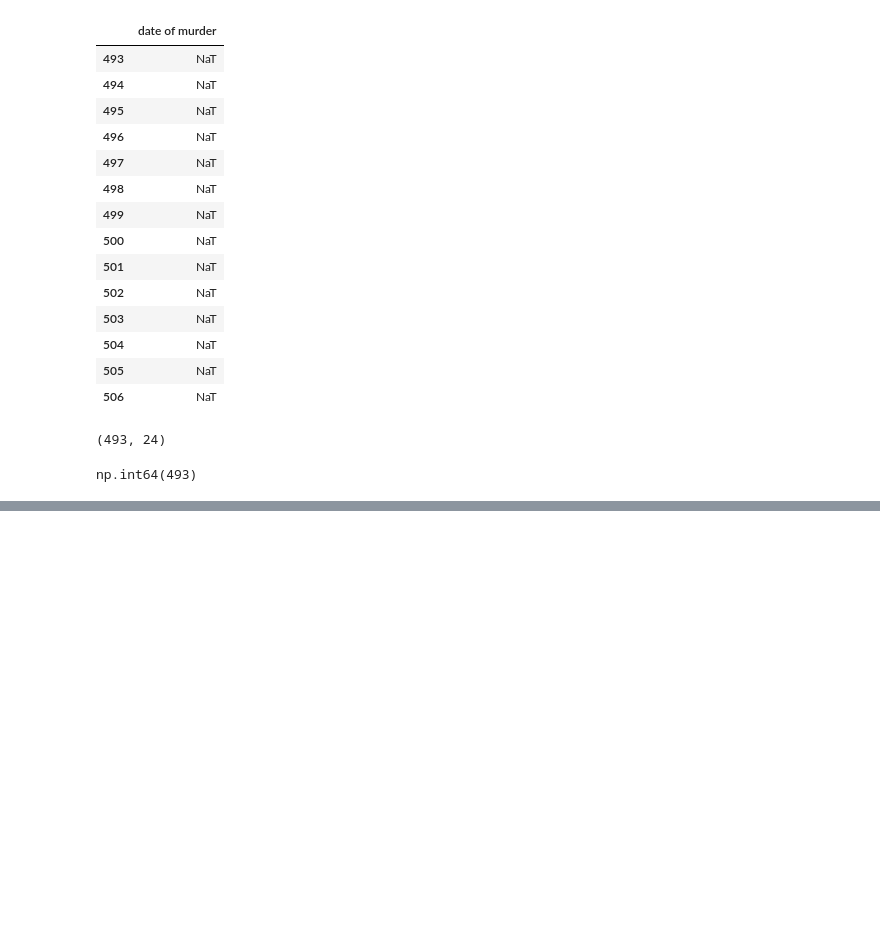
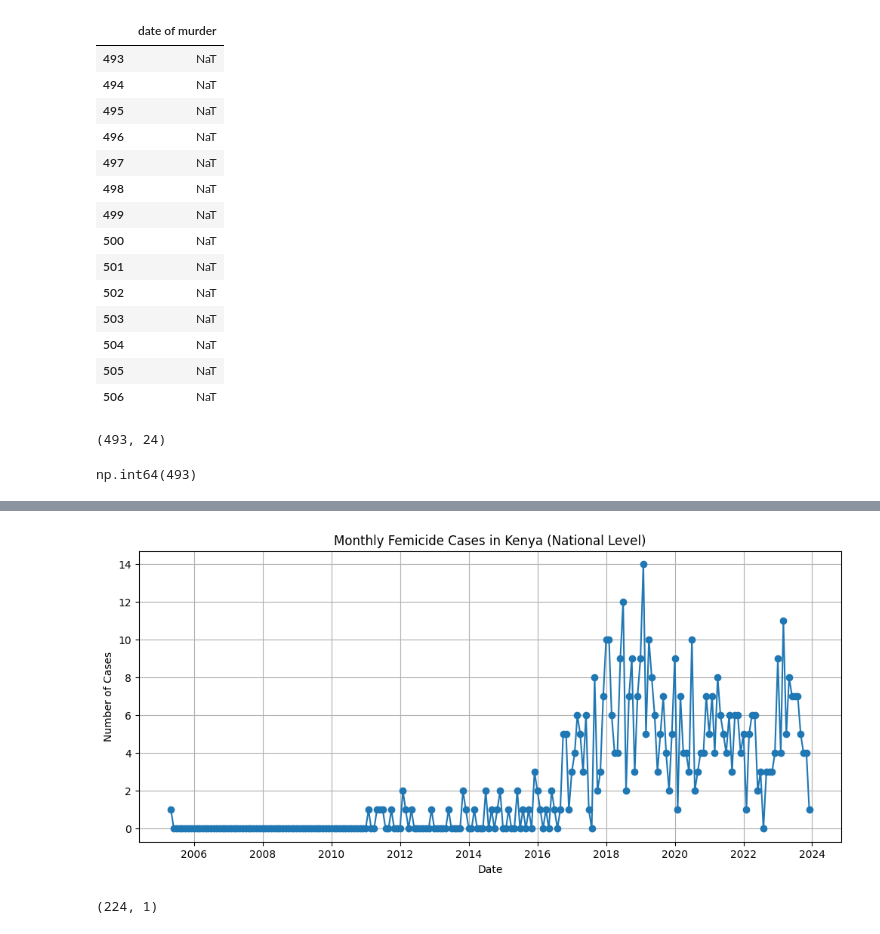
Before and after one commit to TonnieD/Femicide-Analysis-and-Forecasting, a Jupyter notebook: Notebooks/data_cleaning.ipynb, the cells around one changed output, grey strips where cells are left out. Drawn from its saved outputs; the diff is of its cells as text; code cells hidden in the pictures; blank space fills up the shorter version.

Commit message:
Created a new data set for monthly cases for the national time series model

```diff
--- a/Notebooks/data_cleaning.ipynb
+++ b/Notebooks/data_cleaning.ipynb
@@ -467,0 +481,6 @@ np.int64(493)
+# %%
+# aggrigate to national monthly cases
+monthly_cases = df.groupby('year_month').size().reset_index(name='cases')
+
+#confirm the results
+monthly_cases.head()
@@ -467,0 +494,12 @@ np.int64(493)
+# %%
+# Convert year_month to timestamp
+monthly_cases['year_month'] = monthly_cases['year_month'].dt.to_timestamp()
+
+# Set as index
+monthly_cases = monthly_cases.set_index('year_month')
+monthly_cases.index.name = 'date'
+
+# Check
+monthly_cases.head()
+monthly_cases.tail()
+monthly_cases.info()
@@ -467,0 +515,17 @@ np.int64(493)
+# %%
+# create full index even for the missing months and fill the count with 0
+# This enables continuity of the data for the time series model
+
+# Create full monthly index
+full_index = pd.date_range(
+    start=monthly_cases.index.min(),
+    end=monthly_cases.index.max(),
+    freq='MS'
+)
+
+# Reindex and fill missing months with 0 cases
+monthly_cases = monthly_cases.reindex(full_index, fill_value=0)
+monthly_cases.index.name = 'date'
+
+# Quick check
+monthly_cases.head(), monthly_cases.tail()
@@ -467,0 +547,16 @@ np.int64(493)
+# %%
+import matplotlib.pyplot as plt
+
+plt.figure(figsize=(12, 5))
+plt.plot(monthly_cases.index, monthly_cases['cases'], marker='o', linestyle='-')
+plt.title("Monthly Femicide Cases in Kenya (National Level)")
+plt.xlabel("Date")
+plt.ylabel("Number of Cases")
+plt.grid(True)
+plt.show()
+# %% [output]
+[figure, added]
+# %%
+monthly_cases.shape
+# %% [output]
+(224, 1)
```
Also changed, not shown: parts of 5 cells of this notebook.
